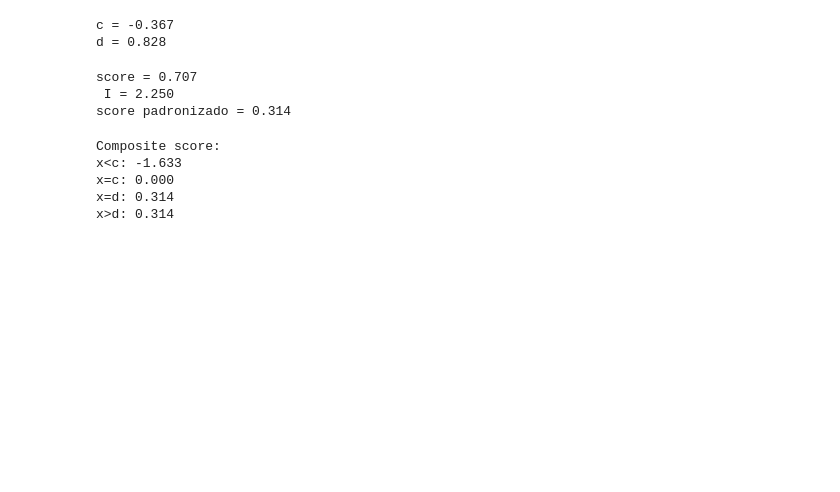
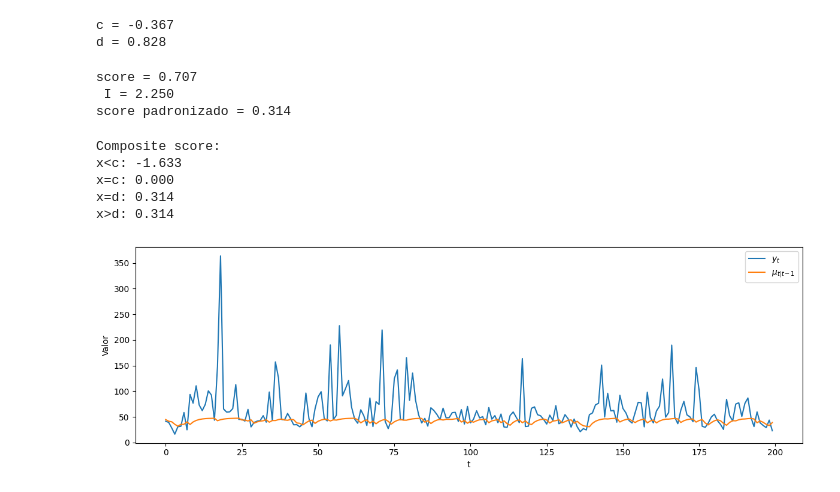
Before and after one commit to asdmalizia/masters, a Jupyter notebook: Estudo orientado/EGPD SDM.ipynb, the cells around one changed output. Drawn from its saved outputs; the diff is of its cells as text; code cells hidden in the pictures; blank space fills up the shorter version.

```diff
--- a/Estudo orientado/EGPD SDM.ipynb
+++ b/Estudo orientado/EGPD SDM.ipynb
@@ -393,0 +522,23 @@ def composite_score(y, xi, mu=0, varphi=1):
+# %%
+mu0 = 30
+varphi = 15
+phi = 0.6
+kappa = 1.5
+xi = 0.5
+T = 200
+burn_in=100
+seed = 100
+
+y, mu_filtered, epsilon, s = simulate(mu0, varphi, phi, kappa, xi, T, burn_in, seed)
+# %%
+plt.figure(figsize=(12, 4))
+plt.plot(y, label=r"$y_t$")
+plt.plot(mu_filtered, label=r"$\mu_{t|t-1}$")
+plt.xlabel("t")
+plt.ylabel("Valor")
+# plt.ylim(top=50)
+plt.legend()
+plt.tight_layout()
+plt.show()
+# %% [output]
+[figure, added]
```
Also changed, not shown: parts of 6 cells of this notebook.
